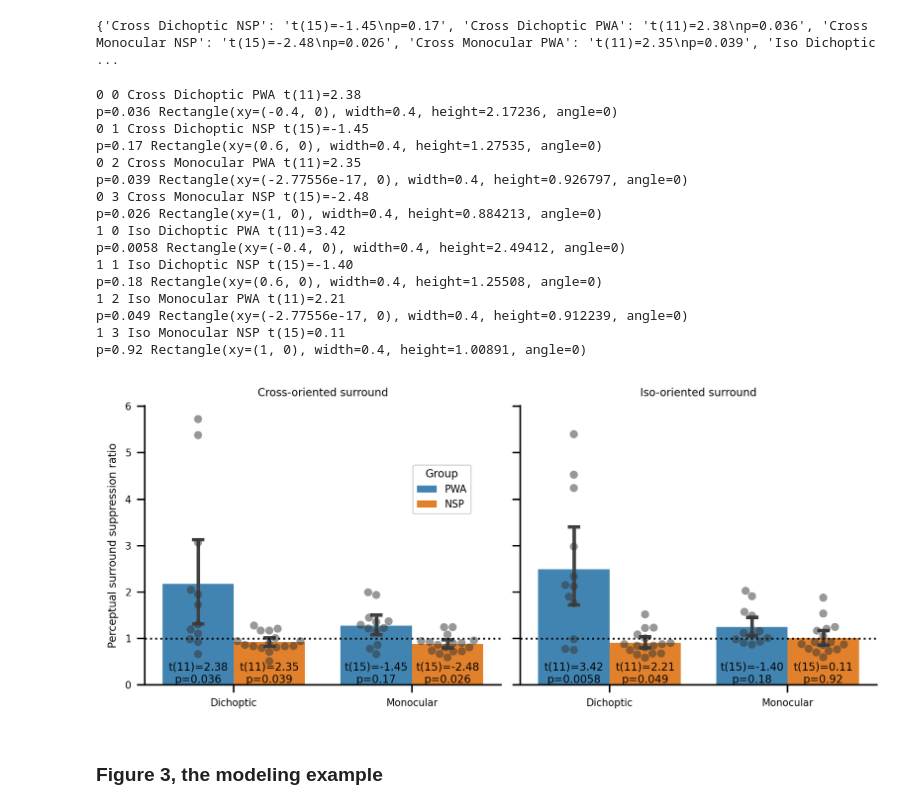
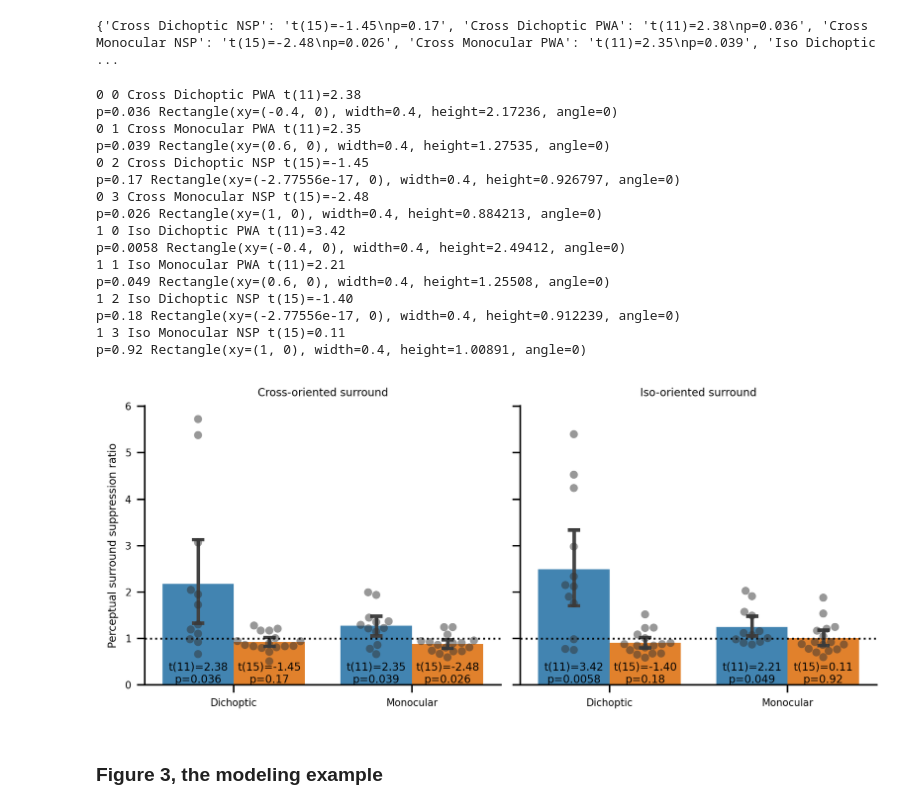
Before and after one commit to smerdis/mukerji_etal_2022, a Jupyter notebook: Mukerji et al, 2022.ipynb, the cells around one changed output. Saved outputs shown, nothing was run; the diff lists cells and outputs as text; code cells hidden in the pictures.

```diff
--- a/Mukerji et al, 2022.ipynb
+++ b/Mukerji et al, 2022.ipynb
@@ -113,7 +113,7 @@ with sns.plotting_context(context="paper", font_scale=1.0):
     ax.text(.35, 0.82, f"$\\rho$={r:.2f}, p={p:.2f}, N={len(amb_data_motor['GABA'].dropna())}", transform=ax.transAxes, fontdict={'color': 'grey'}, horizontalalignment='center')
 
     ax.legend()
-    ax.set_xlabel("GABA:Creatine ratio")
+    ax.set_xlabel("GABA (arbitrary units)")
     ax.set_ylabel("Interocular acuity difference (logMAR)")
     fig.set_dpi(600)
     fig.savefig(f"{plot_dir}/figure_07.pdf", dpi='figure')
@@ -195,10 +195,13 @@ with sns.plotting_context(context="paper", font_scale=1.0):
     fig = plt.figure(figsize=(3,3))  # create a figure object
     ax = fig.add_subplot(1, 1, 1)
     g = sns.violinplot(x='Presentation', y='GABA', hue='Population', data=gaba_df_immutable,
-                    ax=ax, palette=colors2, split=True, inner='stick')
-    ax.legend(loc=1)
+                    ax=ax, palette=colors2, split=True, inner='stick', legend=True, legend_out=True)
+    g.legend_.set_title('')
+    g.legend_.texts[0].set_text('Amblyopia')
+    g.legend_.texts[1].set_text('Control')
     ax.xaxis.set_visible(False)
-    ax.set_ylabel('GABA:Creatine ratio')
+    ax.set_ylabel('GABA (arbitrary units)')
+    sns.move_legend(ax, 'lower right')
     sns.despine(left=True, bottom=True, right=True)
     #ax.set_yticklabels([])
     ax.figure.set_dpi(300)
@@ -536,7 +539,7 @@ for gv, gr in bg_groups:
                     palette=pal4g,
                     n_boot=n_boot, legend_img=False,
                     markers=['o','d','o','d'],
-                    aspect=1, facet_kws={'sharex':False, 'sharey':False})
+                    aspect=1, facet_kws={'sharex':True, 'sharey':False})
         g.set_titles("")
         g.fig.subplots_adjust(left=.1, right=.95, bottom=0.1, wspace=0.15)
         g.fig.set_dpi(600)
@@ -757,49 +760,49 @@ print(annots)
 # %% [output]
 {'Cross Dichoptic NSP': 't(15)=-1.45\np=0.17', 'Cross Dichoptic PWA': 't(11)=2.38\np=0.036', 'Cross Monocular NSP': 't(15)=-2.48\np=0.026', 'Cross Monocular PWA': 't(11)=2.35\np=0.039', 'Iso Dichoptic ...
 # %%
-graph_order = ['Cross Dichoptic PWA', 'Cross Dichoptic NSP', 'Cross Monocular PWA', 'Cross Monocular NSP',
-               'Iso Dichoptic PWA', 'Iso Dichoptic NSP', 'Iso Monocular PWA', 'Iso Monocular NSP']
+graph_order = ['Cross Dichoptic PWA', 'Cross Monocular PWA', 'Cross Dichoptic NSP', 'Cross Monocular NSP',
+               'Iso Dichoptic PWA', 'Iso Monocular PWA', 'Iso Dichoptic NSP', 'Iso Monocular NSP']
 # %%
 with sns.plotting_context(context="paper", font_scale=0.7):
     g = sns.catplot(data=final_obs_interocular, kind='bar',
                 x="Presentation", y="ValueRatio", col="Orientation",
                     hue="Population", hue_order=["PWA","NSP"], capsize=0.05,
-                    palette=colors2, aspect=1.1, legend_out=False, height=3.1)
+                    palette=colors2, aspect=1.1, legend=False, legend_out=False, height=3.1)
     g = g.map_dataframe(sns.swarmplot, x="Presentation", y="ValueRatio",
                     hue="Population", hue_order=["PWA","NSP"], dodge=True,
                     palette=["#333333"], alpha=0.5)
     g = g.map(plt.axhline, y=1, linestyle="dotted", color="black")
     g.set_titles("{col_name}-oriented surround")
     g.set_axis_labels("", "Perceptual surround suppression ratio")
 
     hue_labels = ["PWA", "NSP"]
     for i, ax in enumerate(g.axes.ravel()):
         for j, p in enumerate(ax.patches):
             print(i, j, graph_order[4*i+j], annots[graph_order[4*i+j]], p)
             ax.annotate(f"{annots[graph_order[4*i+j]]}", ha="center", va="center", xy=(p.get_x()+ p.get_width() / 2., p.get_y() + 0.25))
 
-    g._legend.set_title("Group")
-    sns.move_legend(g, (0.4, 0.6))
+    #g._legend.set_title("Group")
+    #sns.move_legend(g, (0.4, 0.6))
     g.fig.set_dpi(300)
     g.fig.savefig(f"{plot_dir}/figure_09.pdf", dpi='figure')
 # %% [output]
 0 0 Cross Dichoptic PWA t(11)=2.38
 p=0.036 Rectangle(xy=(-0.4, 0), width=0.4, height=2.17236, angle=0)
-0 1 Cross Dichoptic NSP t(15)=-1.45
-p=0.17 Rectangle(xy=(0.6, 0), width=0.4, height=1.27535, angle=0)
-0 2 Cross Monocular PWA t(11)=2.35
-p=0.039 Rectangle(xy=(-2.77556e-17, 0), width=0.4, height=0.926797, angle=0)
+0 1 Cross Monocular PWA t(11)=2.35
+p=0.039 Rectangle(xy=(0.6, 0), width=0.4, height=1.27535, angle=0)
+0 2 Cross Dichoptic NSP t(15)=-1.45
+p=0.17 Rectangle(xy=(-2.77556e-17, 0), width=0.4, height=0.926797, angle=0)
 0 3 Cross Monocular NSP t(15)=-2.48
 p=0.026 Rectangle(xy=(1, 0), width=0.4, height=0.884213, angle=0)
 1 0 Iso Dichoptic PWA t(11)=3.42
 p=0.0058 Rectangle(xy=(-0.4, 0), width=0.4, height=2.49412, angle=0)
-1 1 Iso Dichoptic NSP t(15)=-1.40
-p=0.18 Rectangle(xy=(0.6, 0), width=0.4, height=1.25508, angle=0)
-1 2 Iso Monocular PWA t(11)=2.21
-p=0.049 Rectangle(xy=(-2.77556e-17, 0), width=0.4, height=0.912239, angle=0)
+1 1 Iso Monocular PWA t(11)=2.21
+p=0.049 Rectangle(xy=(0.6, 0), width=0.4, height=1.25508, angle=0)
+1 2 Iso Dichoptic NSP t(15)=-1.40
+p=0.18 Rectangle(xy=(-2.77556e-17, 0), width=0.4, height=0.912239, angle=0)
 1 3 Iso Monocular NSP t(15)=0.11
 p=0.92 Rectangle(xy=(1, 0), width=0.4, height=1.00891, angle=0)
-[figure, old version]
+[figure, new version]
 # %% [markdown]
 ### Figure 3, the modeling example
 # %%
```
Also changed, not shown: parts of 6 cells of this notebook, 9 other files.
